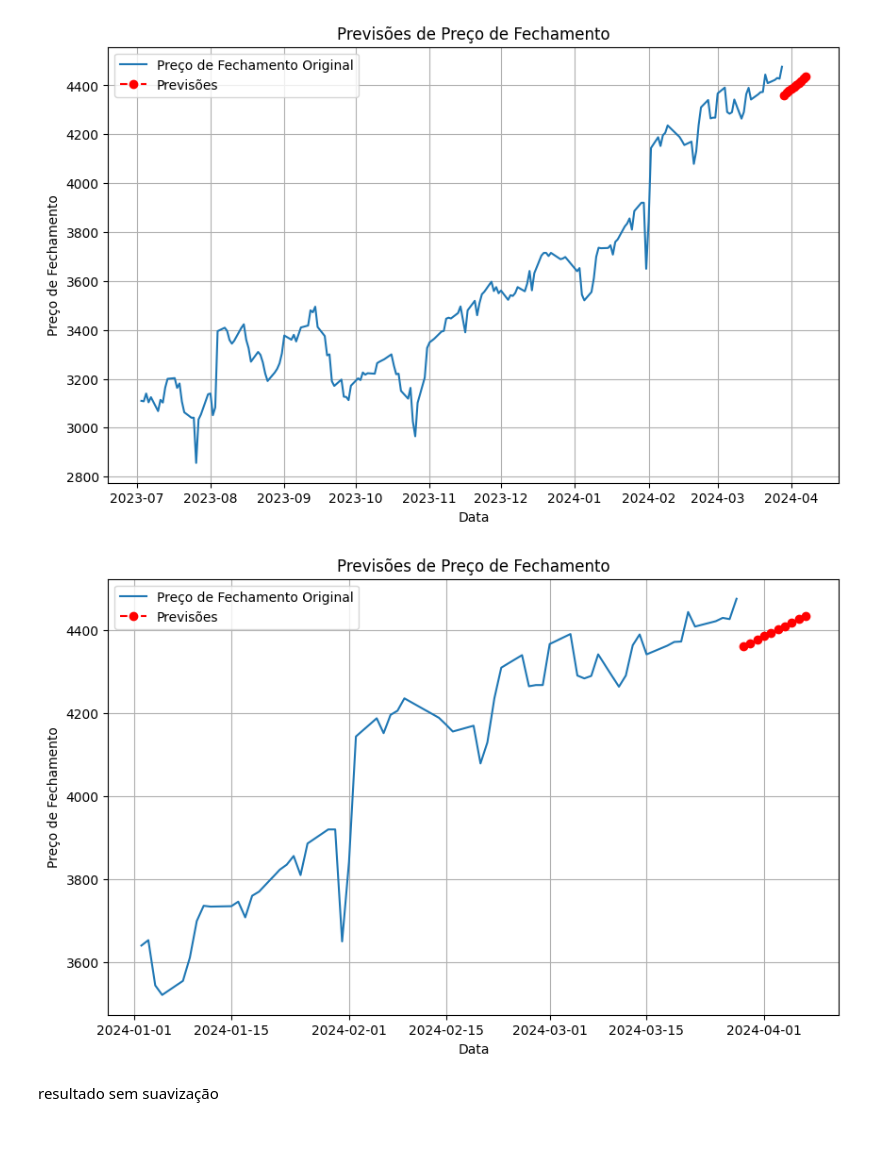
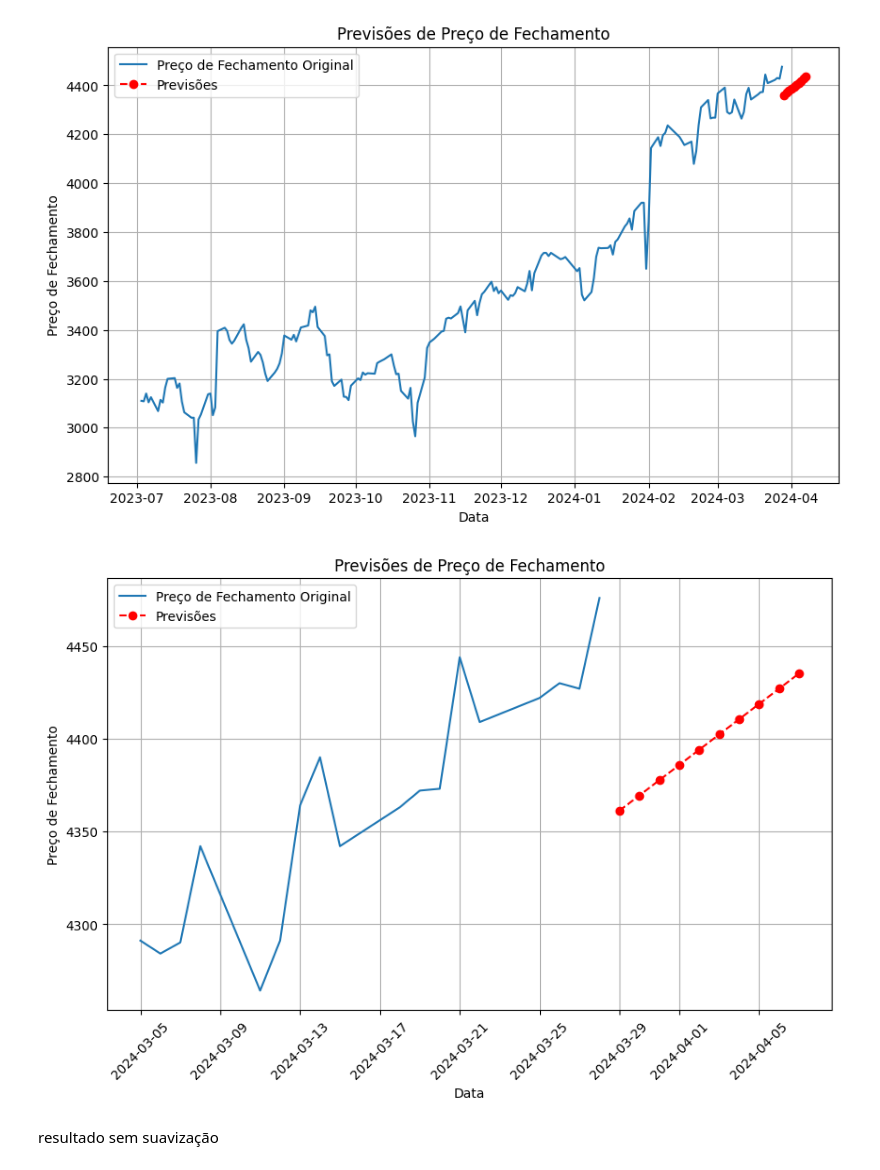
Before and after one commit to sergiolfaria/Atividades_Ciencia_De_Dados, a Jupyter notebook: Trabalho Arima/Arima.ipynb, the cells around one changed output. Saved outputs shown, nothing was run; the diff lists cells and outputs as text; code cells hidden in the pictures; blank space fills up the shorter version.

```diff
--- a/Trabalho Arima/Arima.ipynb
+++ b/Trabalho Arima/Arima.ipynb
@@ -149,24 +151,27 @@ plt.show()
 # %% [output]
 [figure]
 # %%
-data_inicio = '2024-01-01'
+# Definindo a data de início
+data_inicio = '2024-03-05'
 
 # Selecionando os dados a partir da data de início
 AMAZON_df_plot = AMAZON_df[data_inicio:]
 previsoes_df_plot = previsoes_df[data_inicio:]
 
 # Plot das previsões
 plt.figure(figsize=(10, 6))
 plt.plot(AMAZON_df_plot.index, AMAZON_df_plot['Preco_Fechamento'], label='Preço de Fechamento Original')
 plt.plot(previsoes_df_plot.index, previsoes_df_plot['Previsao'], marker='o', linestyle='--', color='red', label='Previsões')
 plt.title('Previsões de Preço de Fechamento')
 plt.xlabel('Data')
 plt.ylabel('Preço de Fechamento')
+plt.xticks(rotation=45)  # Rotação de 45 graus no eixo x
 plt.legend()
 plt.grid(True)
+
 plt.show()
 # %% [output]
-[figure, old version]
+[figure, new version]
 # %% [markdown]
 resultado sem suavização
 # %%
```
Also changed, not shown: parts of 2 cells of this notebook.
